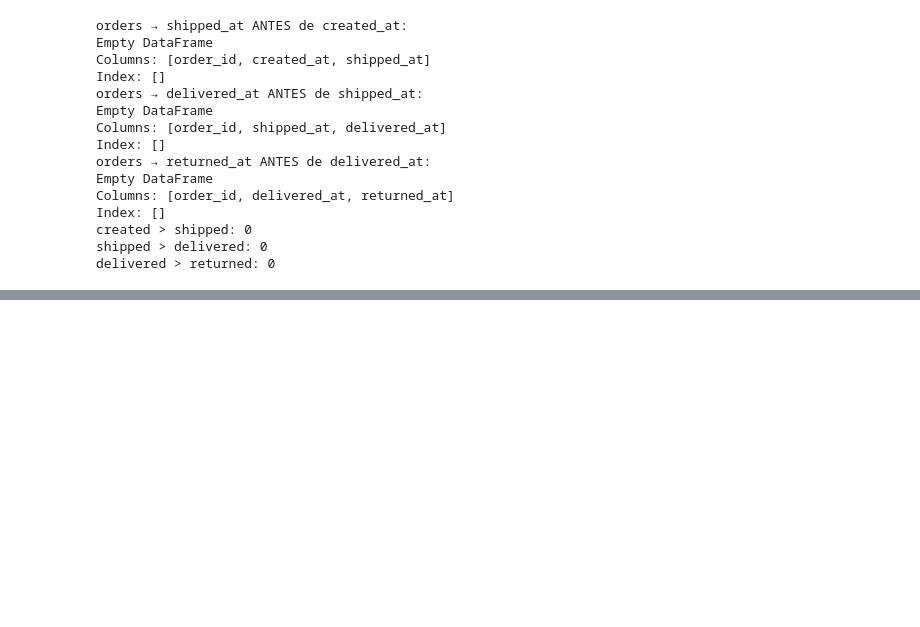
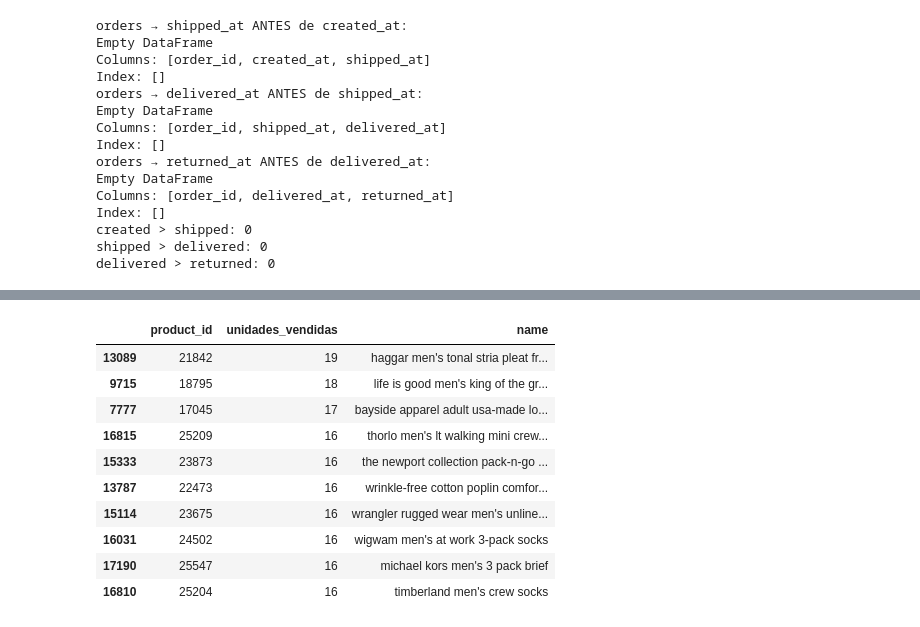
Before and after one commit to ecalderonf/master_DataAnalitics, a Jupyter notebook: modulo-09-proyecto-final/ecalderonf_proyecto_final.ipynb, the cells around one changed output, grey strips where cells are left out. Cells and saved outputs as stored; diff of their text form; code cells hidden in the pictures; blank space fills up the shorter version.

```diff
--- a/modulo-09-proyecto-final/ecalderonf_proyecto_final.ipynb
+++ b/modulo-09-proyecto-final/ecalderonf_proyecto_final.ipynb
@@ -440,0 +443,17 @@ order_items → TODOS los product_id existen en products ✔️
+# %%
+# normalización de texto — categorías, marcas, departamentos en minúsculas o formato consistente
+
+# Normalización de texto — ORDERS_ITEM
+for col in ['status']:
+    df_order_items[col] = df_order_items[col].str.lower().str.strip()
+
+
+# Normalización de texto — PRODUCTS
+for col in ['category', 'name', 'brand', 'department']:
+    df_products[col] = df_products[col].str.lower().str.strip()
+
+# Normalización de texto — ORDERS
+for col in ['status', 'gender']:
+    df_orders[col] = df_orders[col].str.lower().str.strip()
+
+print("SUCESS !")
@@ -802,0 +1107,37 @@ Texto normalizado → ✔️
+# %%
+# Productos destacados - insights comerciales
+estados_validos = ["complete", "shipped", "processing", "returned"]
+# Top ten productos más vendidos
+
+df_items_validos = df_order_items[
+    df_order_items["status"].isin(estados_validos)
+]
+
+df_top_vendidos = (
+    df_items_validos
+    .groupby("product_id")["id"]   # cada fila = 1 unidad
+    .count()
+    .reset_index(name="unidades_vendidas")
+    .merge(
+        df_products[["id", "name"]],
+        left_on="product_id",
+        right_on="id",
+        how="left"
+    )
+    .drop(columns=["id"])
+    .sort_values("unidades_vendidas", ascending=False)
+)
+
+df_top_vendidos.head(10)
+# %% [output]
+|  | product_id | unidades_vendidas | name |
+| 13089 | 21842 | 19 | haggar men's tonal stria pleat fr... |
+| 9715 | 18795 | 18 | life is good men's king of the gr... |
+| 7777 | 17045 | 17 | bayside apparel adult usa-made lo... |
+| 16815 | 25209 | 16 | thorlo men's lt walking mini crew... |
+| 15333 | 23873 | 16 | the newport collection pack-n-go ... |
+| 13787 | 22473 | 16 | wrinkle-free cotton poplin comfor... |
+| 15114 | 23675 | 16 | wrangler rugged wear men's unline... |
+| 16031 | 24502 | 16 | wigwam men's at work 3-pack socks |
+| 17190 | 25547 | 16 | michael kors men's 3 pack brief |
+| 16810 | 25204 | 16 | timberland men's crew socks |
```
Also changed, not shown: parts of 20 cells of this notebook.
